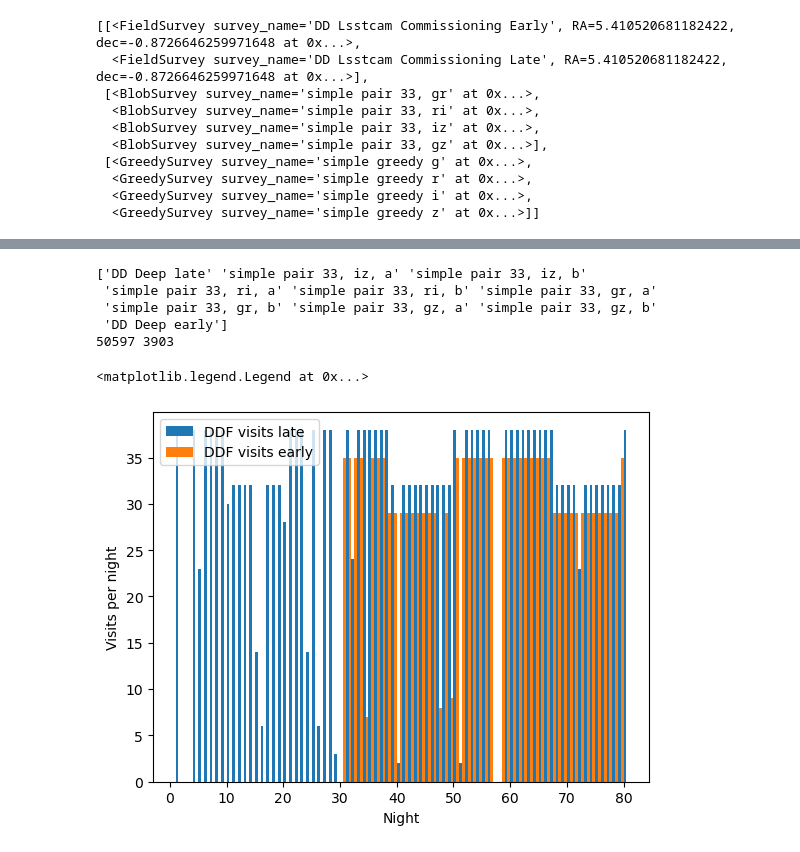
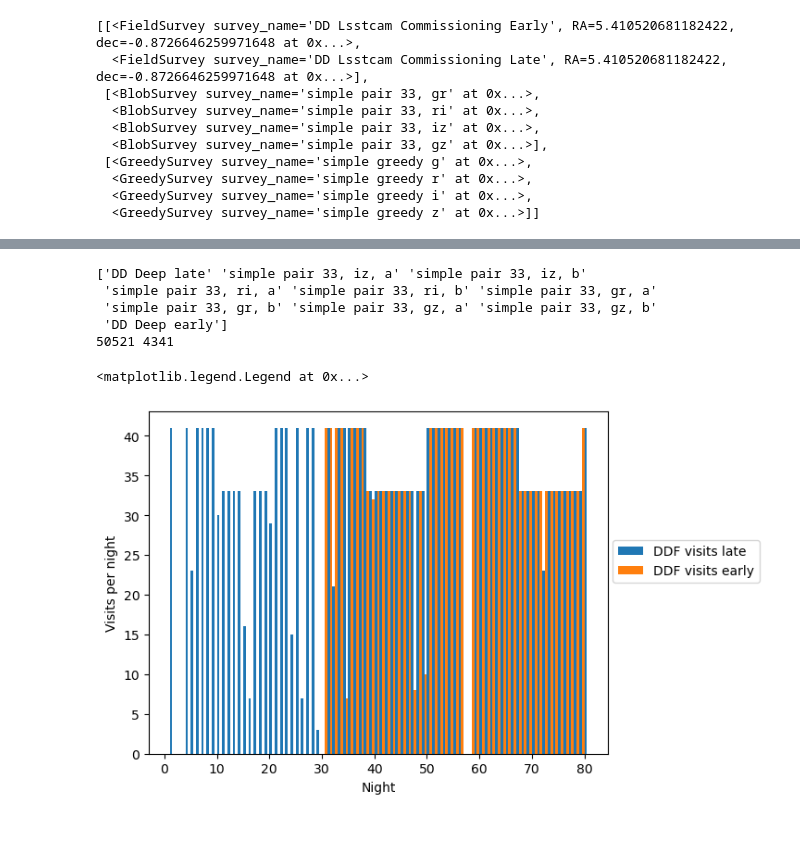
Before and after one commit to lsst-sims/lsstcam_sv, a Jupyter notebook: LSSTCam_SV-ddf-1.ipynb, the cells around one changed output, grey strips where cells are left out. Drawn from its saved outputs; the diff is of its cells as text; code cells hidden in the pictures.

```diff
--- a/LSSTCam_SV-ddf-1.ipynb
+++ b/LSSTCam_SV-ddf-1.ipynb
@@ -241,13 +241,15 @@ for b in 'ugrizy':
 
 # estimates of number of visits per night / sequence for DDF (for field survey)
 dd_goals = [round(lowdust_band_ratios[k] * 184) for k in lowdust_band_ratios]
-print(dd_goals, np.array(dd_goals)/30, np.array(dd_goals).sum()/30)
-# This would likely be the necessary visits per night that are required? But sim fails.
+print('deep goal visits per filter per point', dd_goals)
+print("visits per day, 30 day survey", np.array(dd_goals)/30, np.array(dd_goals).sum()/30)
+
+# This would likely be the necessary visits per night that are required? Single sequence quite long.
 seq = {'u': 16, 'g': 4, 'r': 12, 'i': 12, 'z': 12, 'y': 31}
-# Try shorter seq
-seq = {'u': 9, 'g': 2, 'r': 6, 'i': 6, 'z': 6, 'y': 15}
+# Try shorter seq, run twice.
+dd_seq = {'u': 9, 'g': 2, 'r': 7, 'i': 8, 'z': 7, 'y': 17}
 tt = [round(seq[k] * 1.0) for k in seq]
-print((np.array(tt) * (32 + 5)).sum()/60)
+print("approx ave nvis in sequence", (np.array(tt).sum()-13)*1.5, "approx time (min) of sequence", (np.array(tt) * (32 + 5)).sum()/60)
 
 # flat for SV
 band_ratios = {"u": 0, "g": 1.0, "r": 1.0, "i": 1.0, "z": 1.0, "y": 0}
@@ -350,7 +353,7 @@ dd_survey_early = FieldSurvey(basis_functions=early_bfs,
                         RA=dd_ra,
                         dec=dd_dec,
                         sequence='ugrizy',
-                        nvisits={'u': 9, 'g': 2, 'r': 6, 'i': 6, 'z': 6, 'y': 15},
+                        nvisits=dd_seq,
                         exptimes=30,
                         nexps=1,
                         ignore_obs=None,
@@ -369,7 +372,7 @@ dd_survey_late = FieldSurvey(basis_functions=late_bfs,
                         RA=dd_ra,
                         dec=dd_dec,
                         sequence='ugrizy',
-                        nvisits={'u': 12, 'g': 2, 'r': 6, 'i': 6, 'z': 6, 'y': 18},
+                        nvisits=dd_seq,
                         exptimes=30,
                         nexps=1,
                         ignore_obs=None,
@@ -627,18 +630,18 @@ print(len(visitsdf), len(visitsdf.query('target_name.str.contains("DD")')))
  'simple pair 33, ri, a' 'simple pair 33, ri, b' 'simple pair 33, gr, a'
  'simple pair 33, gr, b' 'simple pair 33, gz, a' 'simple pair 33, gz, b'
  'DD Deep early']
-50597 3903
+50521 4341
 # %%
 nights = visitsdf.query('scheduler_note == "DD Deep late"').groupby('night').count()['observationStartMJD']
 plt.bar(nights.index.values, nights.values, width=0.5, align='edge', label='DDF visits late')
 nights = visitsdf.query('scheduler_note == "DD Deep early"').groupby('night').count()['observationStartMJD']
 plt.bar(nights.index.values, nights.values, width=-0.5, align='edge', label='DDF visits early')
 plt.xlabel("Night")
 plt.ylabel("Visits per night")
-plt.legend()
+plt.legend(loc=(1.01, 0.5))
 # %% [output]
 <matplotlib.legend.Legend at 0x...>
-[figure, old version]
+[figure, new version]
 # %%
 bins = np.arange(0, 20, 1)
 m = metrics.NVisitsPerNightMetric(bins=bins)
```
Also changed, not shown: parts of 9 cells of this notebook.
